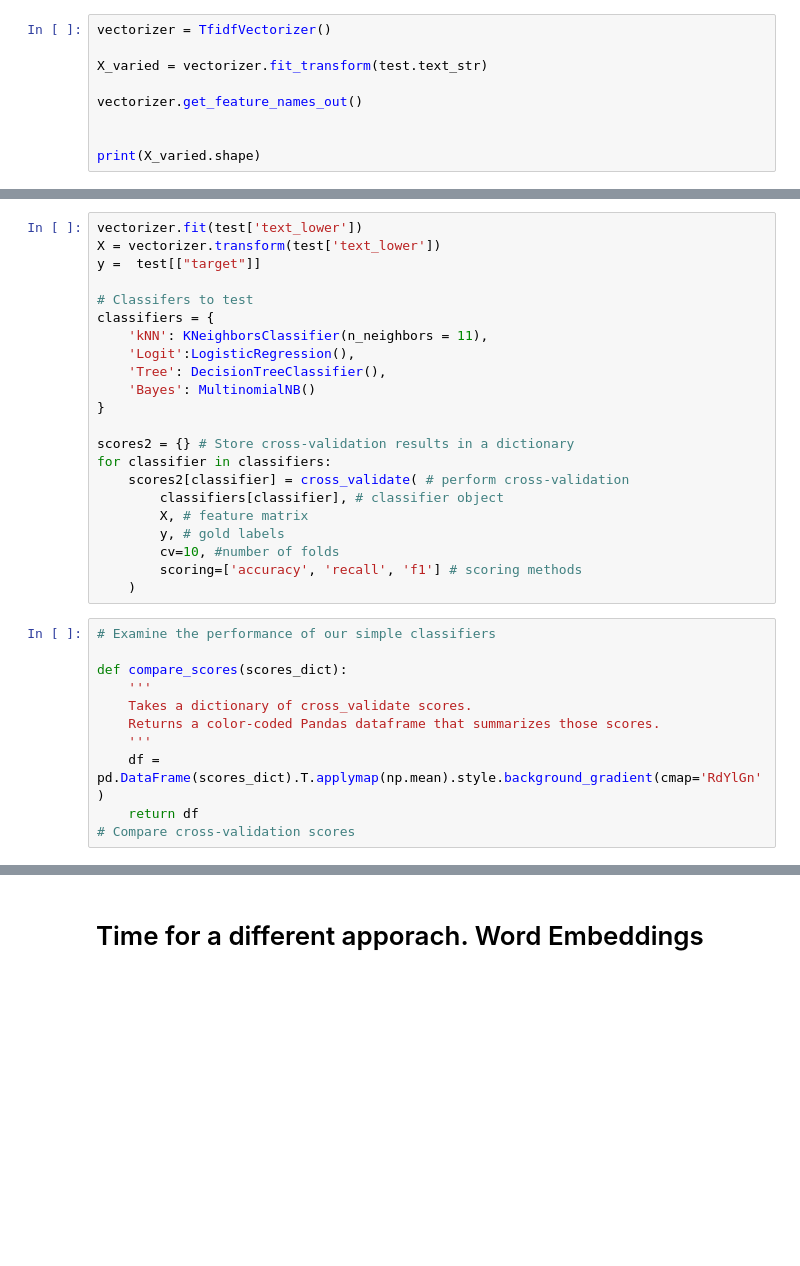
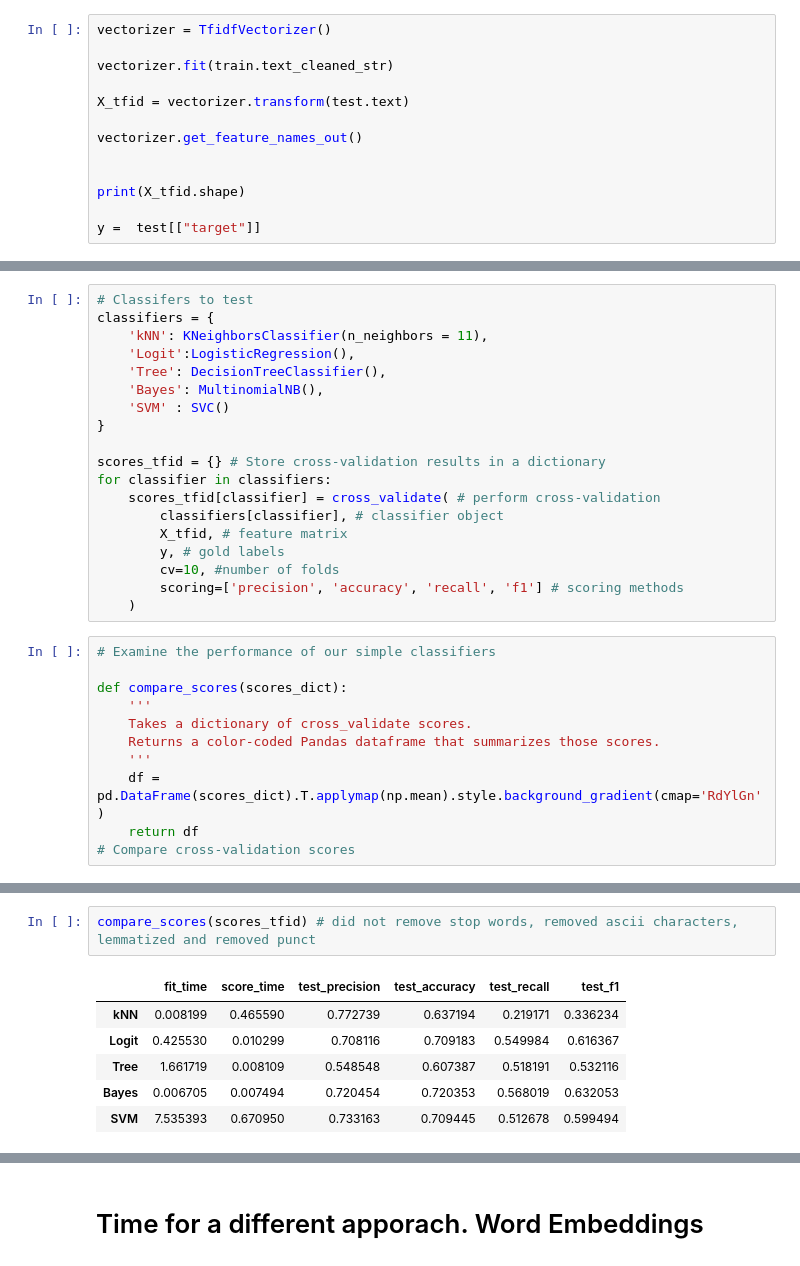
Before and after one commit to pedrov718/Bianary-Hate-Speech-Classification, a Jupyter notebook: pedro/disaster_detetion.ipynb, the cells around one changed output, grey strips where cells are left out. Cells and saved outputs as stored; diff of their text form; blank space fills up the shorter version.

```diff
--- a/pedro/disaster_detetion.ipynb
+++ b/pedro/disaster_detetion.ipynb
@@ -327,10 +313,14 @@ SVM score, cross validated:   0.706
 # %%
 vectorizer = TfidfVectorizer()
 
-X_varied = vectorizer.fit_transform(test.text_str)
+vectorizer.fit(train.text_cleaned_str)
+
+X_tfid = vectorizer.transform(test.text)
 
 vectorizer.get_feature_names_out()
 
 
-print(X_varied.shape)
+print(X_tfid.shape)
+
+y =  test[["target"]]
 # %% [output]
@@ -404,24 +362,21 @@ Index(['id', 'keyword', 'location', 'text', 'target', 'text_cleaned',
 # %%
-vectorizer.fit(test['text_lower'])
-X = vectorizer.transform(test['text_lower'])
-y =  test[["target"]]
-
 # Classifers to test
 classifiers = {
     'kNN': KNeighborsClassifier(n_neighbors = 11),
     'Logit':LogisticRegression(),
     'Tree': DecisionTreeClassifier(),
-    'Bayes': MultinomialNB()
+    'Bayes': MultinomialNB(),
+    'SVM' : SVC()
 }
 
-scores2 = {} # Store cross-validation results in a dictionary
+scores_tfid = {} # Store cross-validation results in a dictionary
 for classifier in classifiers:
-    scores2[classifier] = cross_validate( # perform cross-validation
+    scores_tfid[classifier] = cross_validate( # perform cross-validation
         classifiers[classifier], # classifier object
-        X, # feature matrix
+        X_tfid, # feature matrix
         y, # gold labels
         cv=10, #number of folds
-        scoring=['accuracy', 'recall', 'f1'] # scoring methods
+        scoring=['precision', 'accuracy', 'recall', 'f1'] # scoring methods
     )
 # %%
 # Examine the performance of our simple classifiers
@@ -452,0 +401,9 @@ compare_scores(scores2)
+# %%
+compare_scores(scores_tfid) # did not remove stop words, removed ascii characters, lemmatized and removed punct
+# %% [output]
+|  | fit_time | score_time | test_precision | test_accuracy | test_recall | test_f1 |
+| kNN | 0.008199 | 0.465590 | 0.772739 | 0.637194 | 0.219171 | 0.336234 |
+| Logit | 0.425530 | 0.010299 | 0.708116 | 0.709183 | 0.549984 | 0.616367 |
+| Tree | 1.661719 | 0.008109 | 0.548548 | 0.607387 | 0.518191 | 0.532116 |
+| Bayes | 0.006705 | 0.007494 | 0.720454 | 0.720353 | 0.568019 | 0.632053 |
+| SVM | 7.535393 | 0.670950 | 0.733163 | 0.709445 | 0.512678 | 0.599494 |
```
Also changed, not shown: parts of 30 cells of this notebook, 1 other file.
